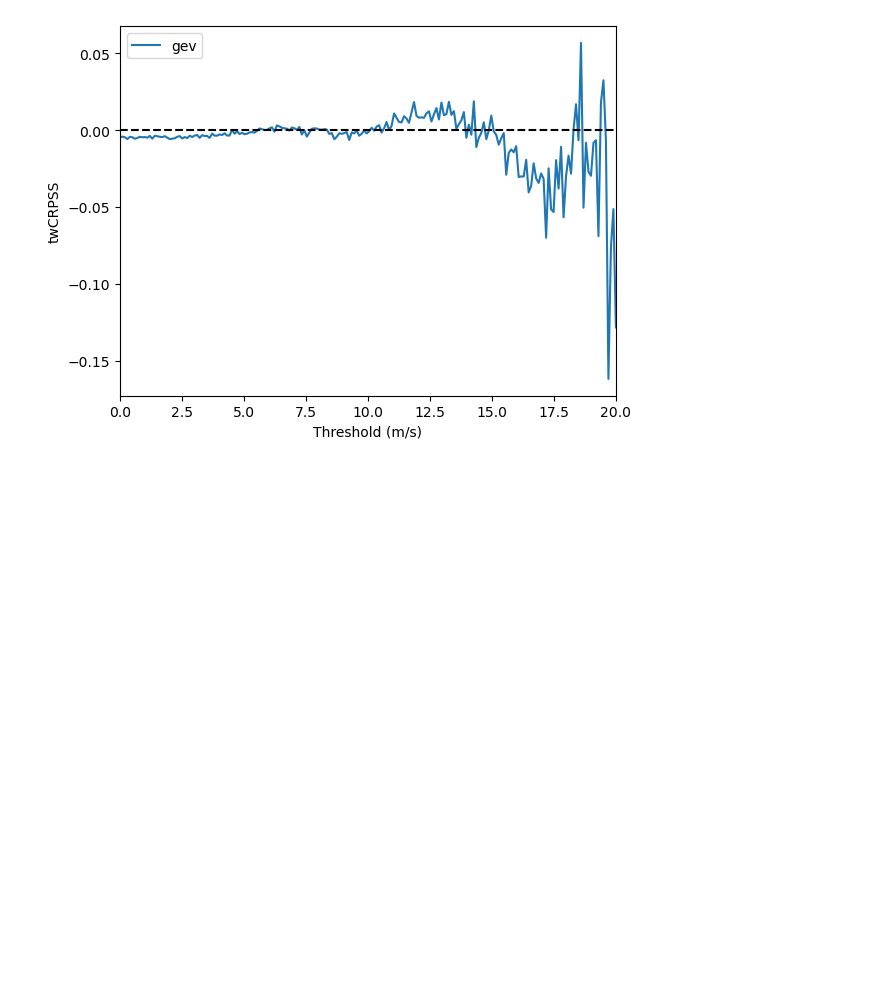
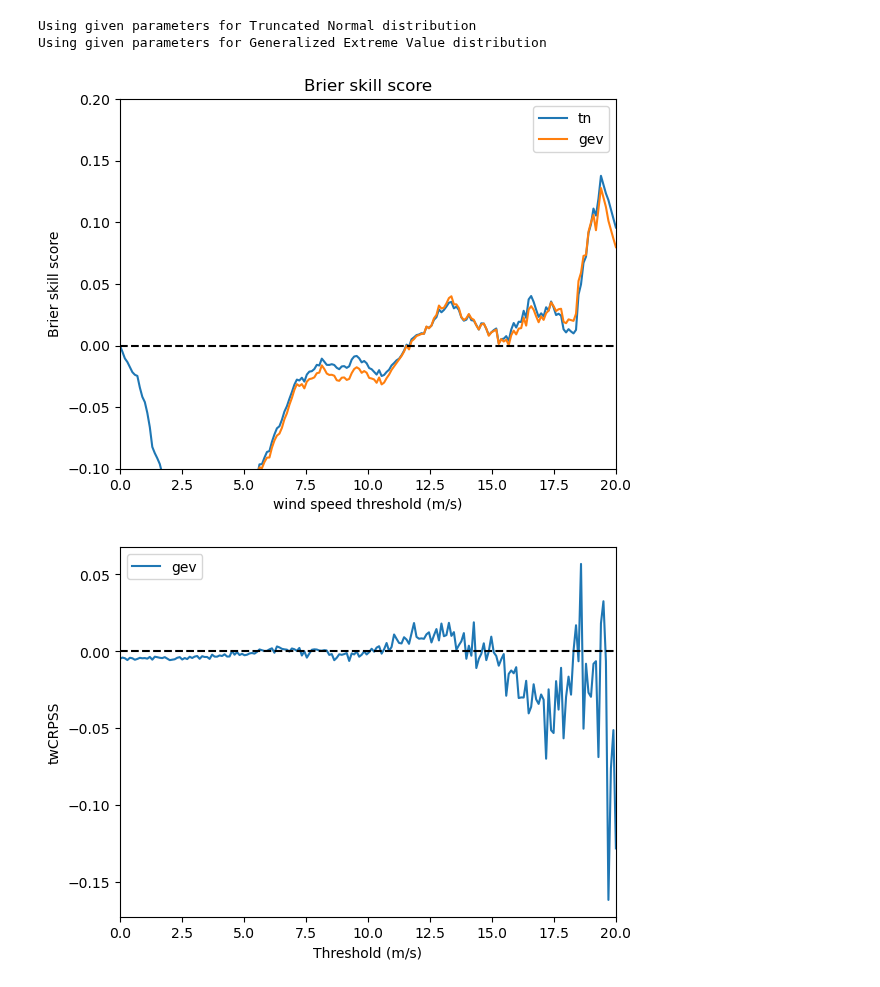
Before and after one commit to SimonHakvoort/thesiscode, a Jupyter notebook: src/emos_results/gev.ipynb, the cells around one changed output. Cells and saved outputs as stored; diff of their text form; code cells hidden in the pictures; blank space fills up the shorter version.

```diff
--- a/src/emos_results/gev.ipynb
+++ b/src/emos_results/gev.ipynb
@@ -25,7 +25,7 @@ To enable the following instructions: AVX2 FMA, in other operations, rebuild Ten
 # %%
 folder = '/net/pc200239/nobackup/users/hakvoort/models/emos/'
 
-base_model = load_model(folder + 'trunc_normal/tn_crps_.pkl')
+base_model = load_model(folder + 'trunc_normal/tn_crps__epochs600_folds_2_3_mean0_1_2_3_4_std5_.pkl')
 print(base_model)
 # %% [output]
 Using given parameters for Truncated Normal distribution
@@ -46,7 +48,7 @@ Learning rate: 0.009999999776482582
 # %%
 test_fold = 3
 ignore = ['229', '285', '323']
-X_test, y_test, variances_test = get_tensors(base_model.neighbourhood_size, base_model.feature_names, test_fold, ignore)
+X_test, y_test = get_tensors(base_model.neighbourhood_size, base_model.all_features, test_fold, ignore)
 X_test = (X_test - base_model.feature_mean) / base_model.feature_std
 
 print(X_test.shape)
@@ -117,3 +57,18 @@ There are 848 values in the PIT diagram
+# %%
+tn_1 = load_model(folder + 'trunc_normal/tn_twcrps_mean13.0_std2.0_epochs600_folds_2_3_mean0_1_2_3_4_std5_.pkl')
+
+gev_1 = load_model(folder + 'gev/gev_twcrps_mean13.0_std2.0_epochs600_folds_2_3_mean0_1_2_3_4_std5_.pkl')
+
+dict = {'tn': tn_1, 'gev': gev_1}
+# %% [output]
+Using given parameters for Truncated Normal distribution
+Using given parameters for Generalized Extreme Value distribution
+# %%
+values = np.linspace(0, 20, 200)
+ylim = [-0.1,0.2]
+make_brier_skill_plot(base_model, dict, X_test, y_test, values, ylim=ylim)
+# %% [output]
+[figure, added]
 # %%
 x_values = np.linspace(0, 20, 200)
 make_twcrpss_plot(base_model, gev_models, X_test, y_test, variances_test, x_values, sample_size=1000)
```
Also changed, not shown: parts of 6 cells of this notebook, 17 other files.
